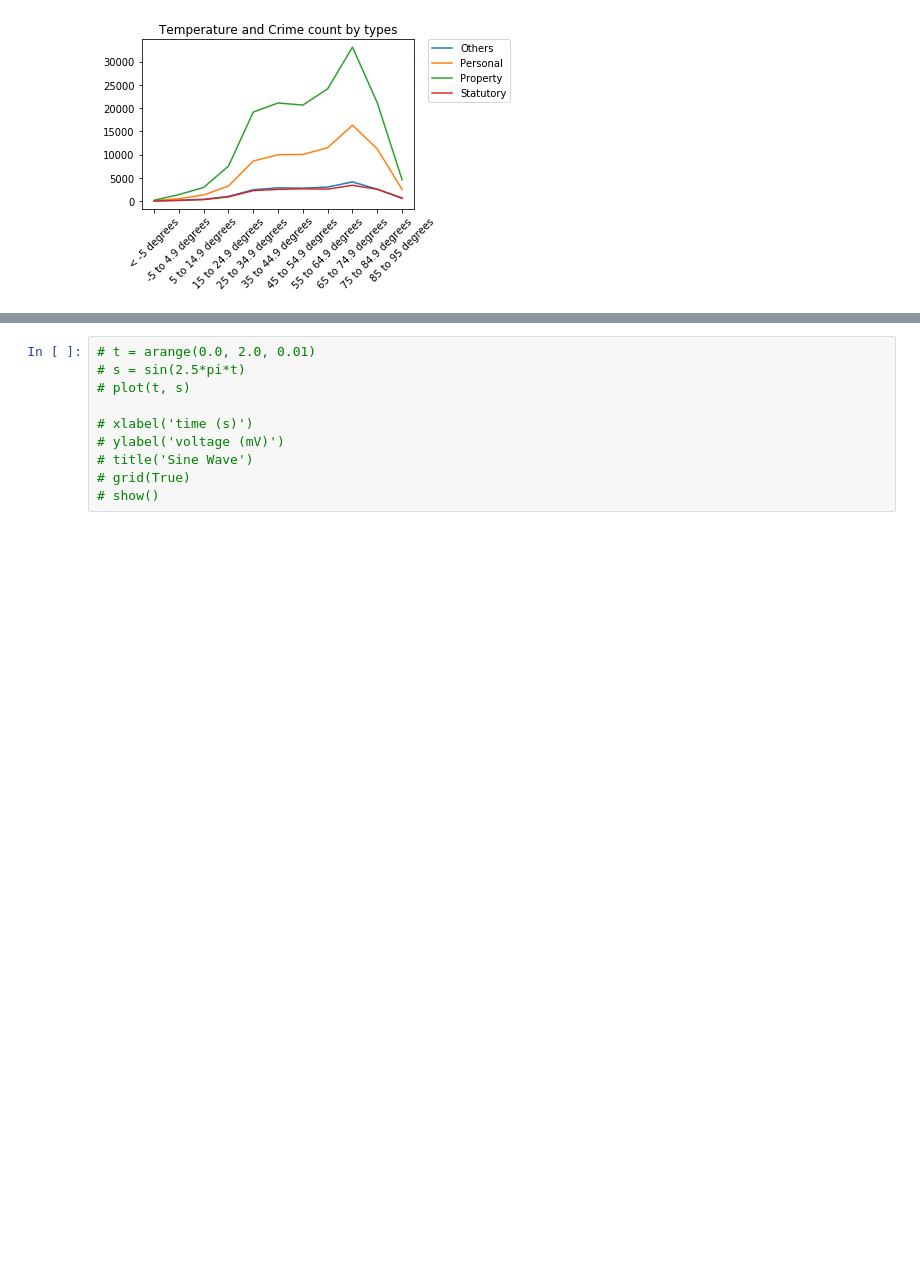
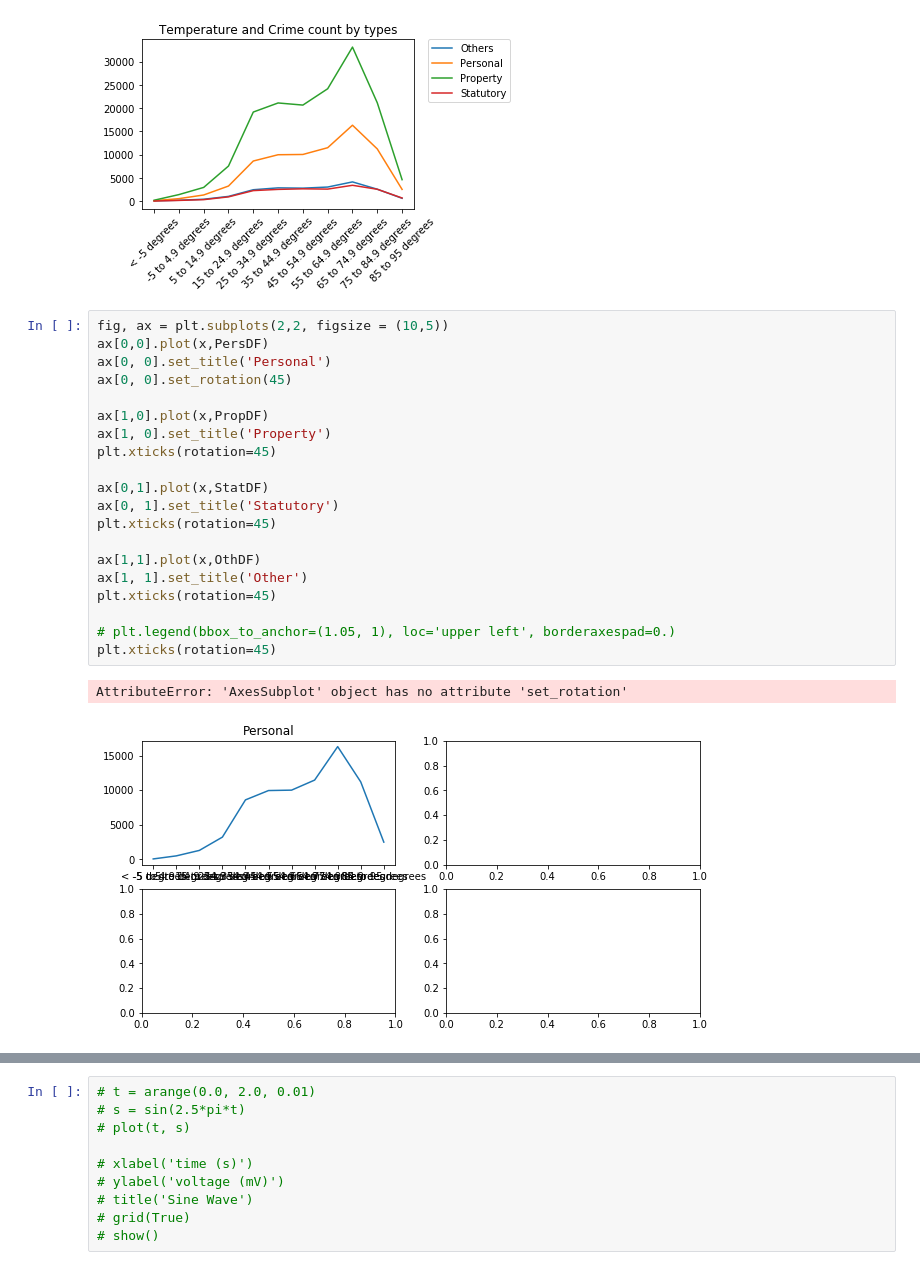
Before and after one commit to chengchenggan/Chicago_Crime_Weather, a Jupyter notebook: Resources/Stats.ipynb, the cells around one changed output, grey strips where cells are left out. Saved outputs shown, nothing was run; the diff lists cells and outputs as text; blank space fills up the shorter version.

Commit message:
Updated stats notebook

```diff
--- a/Resources/Stats.ipynb
+++ b/Resources/Stats.ipynb
@@ -245,6 +272,29 @@ plt.title('Temperature and Crime count by types')
 plt.tight_layout()
 # %% [output]
 [figure]
+# %%
+fig, ax = plt.subplots(2,2, figsize = (10,5))
+ax[0,0].plot(x,PersDF)
+ax[0, 0].set_title('Personal')
+ax[0, 0].set_rotation(45)
+
+ax[1,0].plot(x,PropDF)
+ax[1, 0].set_title('Property')
+plt.xticks(rotation=45)
+
+ax[0,1].plot(x,StatDF)
+ax[0, 1].set_title('Statutory')
+plt.xticks(rotation=45)
+
+ax[1,1].plot(x,OthDF)
+ax[1, 1].set_title('Other')
+plt.xticks(rotation=45)
+
+# plt.legend(bbox_to_anchor=(1.05, 1), loc='upper left', borderaxespad=0.)
+plt.xticks(rotation=45)
+# %% [output]
+AttributeError: 'AxesSubplot' object has no attribute 'set_rotation'
+[figure, added]
 # %%
 plt.plot(x,PersDF, label = 'Personal')
 plt.legend(bbox_to_anchor=(1.05, 1), loc='upper left', borderaxespad=0.)
```
Also changed, not shown: parts of 17 cells of this notebook.
